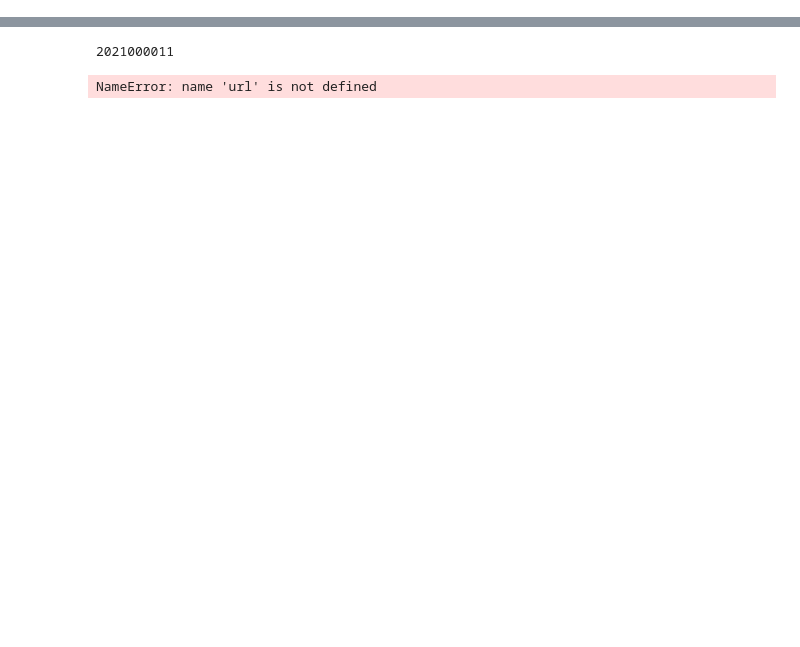
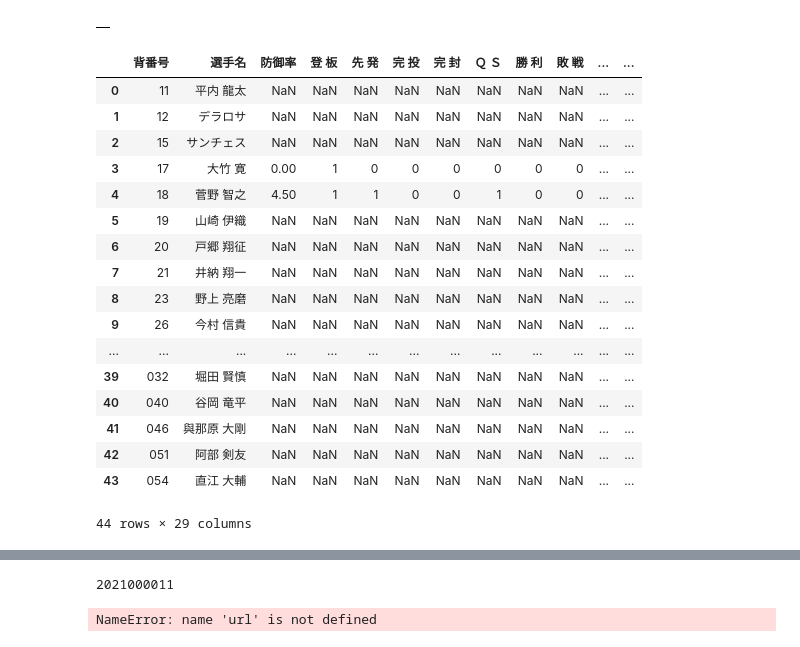
Before and after one commit to fujitako03/ikkyu_sokuho_data, a Jupyter notebook: notebook/test_getting_data.ipynb, the cells around one changed output, grey strips where cells are left out. Saved outputs shown, nothing was run; the diff lists cells and outputs as text; code cells hidden in the pictures; blank space fills up the shorter version.

```diff
--- a/notebook/test_getting_data.ipynb
+++ b/notebook/test_getting_data.ipynb
@@ -30,4 +30,6 @@ config = OmegaConf.merge(conf_cli, conf_exec, conf_path, conf_url, conf_team)
 # %%
 ss = ScrapingSponavi(config=config,start_date="2021-03-21", end_date="2021-03-21")
 # %%
-url = "https://baseball.yahoo.co.jp/npb/game/2021000092/top"
+url = "https://baseball.yahoo.co.jp/npb/game/2021000142/score?index=0520200"
+html = ss.get_html(url)
+soup = bs4.BeautifulSoup(html, "html.parser")
@@ -140,0 +66,25 @@ result
+# %%
+datetime_now = datetime.datetime.now()
+str_datetime_now = datetime_now.strftime("%Y-%m-%d %H:%m:%S")
+str_date_now = datetime_now.strftime("%Y-%m-%d")
+
+pb_params = [("p", "pitcher"), ("b", "batter")]
+for pb in pb_params:
+    df_all = pd.DataFrame()
+    for team in ss.team_list:
+        target_url = ss.base_url + "/teams/" + str(ss.team_dict[team].id) + "/memberlist?kind=" + pb[0]
+        html = ss.get_html(target_url)
+        soup = bs4.BeautifulSoup(html, "html.parser")
+        tb = soup.find_all('table')[0]
+        df = pd.read_html(str(tb),encoding='utf-8', header=0)[0]
+        df = df.drop(len(df)-1) # 最終行を削除
+        df['player_id'] = [ss.get_id(row.select_one("a").get("href").split("/")[-2]) for row in tb.select("tr[class='bb-playerTable__row']")]
+        df[df == "-"] = np.nan
+        df["team_id"] = str(ss.team_dict[team].id)
+        df["team_name"] = team
+        df_all = df_all.append(df)
+
+        df_all["exec_date"] = str_date_now
+        df_all["exec_datetime"] = str_datetime_now
+
+        ss.save_csv(df_all, file_path="../data/tsv/player_result/lake_player_result_{}.tsv".format(pb[1]))
@@ -140,0 +127,30 @@ result
+# %%
+df_all
+# %% [output]
+|  |
+# %%
+soup = bs4.BeautifulSoup(html, "html.parser")
+tb = soup.find_all('table')[0]
+df = pd.read_html(str(tb),encoding='utf-8', header=0)[0]
+df = df.drop(len(df)-1) # 最終行を削除
+df['player_id'] = [ss.get_id(row.select_one("a").get("href").split("/")[-2]) for row in tb.select("tr[class='bb-playerTable__row']")]
+df[df == "-"] = np.nan
+# %% [output]
+|  | 背番号 | 選手名 | 防御率 | 登 板 | 先 発 | 完 投 | 完 封 | Ｑ Ｓ | 勝 利 | 敗 戦 | ... | ... |
+| 0 | 11 | 平内 龍太 | NaN | NaN | NaN | NaN | NaN | NaN | NaN | NaN | ... | ... |
+| 1 | 12 | デラロサ | NaN | NaN | NaN | NaN | NaN | NaN | NaN | NaN | ... | ... |
+| 2 | 15 | サンチェス | NaN | NaN | NaN | NaN | NaN | NaN | NaN | NaN | ... | ... |
+| 3 | 17 | 大竹 寛 | 0.00 | 1 | 0 | 0 | 0 | 0 | 0 | 0 | ... | ... |
+| 4 | 18 | 菅野 智之 | 4.50 | 1 | 1 | 0 | 0 | 1 | 0 | 0 | ... | ... |
+| 5 | 19 | 山崎 伊織 | NaN | NaN | NaN | NaN | NaN | NaN | NaN | NaN | ... | ... |
+| 6 | 20 | 戸郷 翔征 | NaN | NaN | NaN | NaN | NaN | NaN | NaN | NaN | ... | ... |
+| 7 | 21 | 井納 翔一 | NaN | NaN | NaN | NaN | NaN | NaN | NaN | NaN | ... | ... |
+| 8 | 23 | 野上 亮磨 | NaN | NaN | NaN | NaN | NaN | NaN | NaN | NaN | ... | ... |
+| 9 | 26 | 今村 信貴 | NaN | NaN | NaN | NaN | NaN | NaN | NaN | NaN | ... | ... |
+| ... | ... | ... | ... | ... | ... | ... | ... | ... | ... | ... | ... | ... |
+| 39 | 032 | 堀田 賢慎 | NaN | NaN | NaN | NaN | NaN | NaN | NaN | NaN | ... | ... |
+| 40 | 040 | 谷岡 竜平 | NaN | NaN | NaN | NaN | NaN | NaN | NaN | NaN | ... | ... |
+| 41 | 046 | 與那原 大剛 | NaN | NaN | NaN | NaN | NaN | NaN | NaN | NaN | ... | ... |
+| 42 | 051 | 阿部 剣友 | NaN | NaN | NaN | NaN | NaN | NaN | NaN | NaN | ... | ... |
+| 43 | 054 | 直江 大輔 | NaN | NaN | NaN | NaN | NaN | NaN | NaN | NaN | ... | ... |
+44 rows × 29 columns
```
Also changed, not shown: parts of 11 cells of this notebook, 4 other files.
